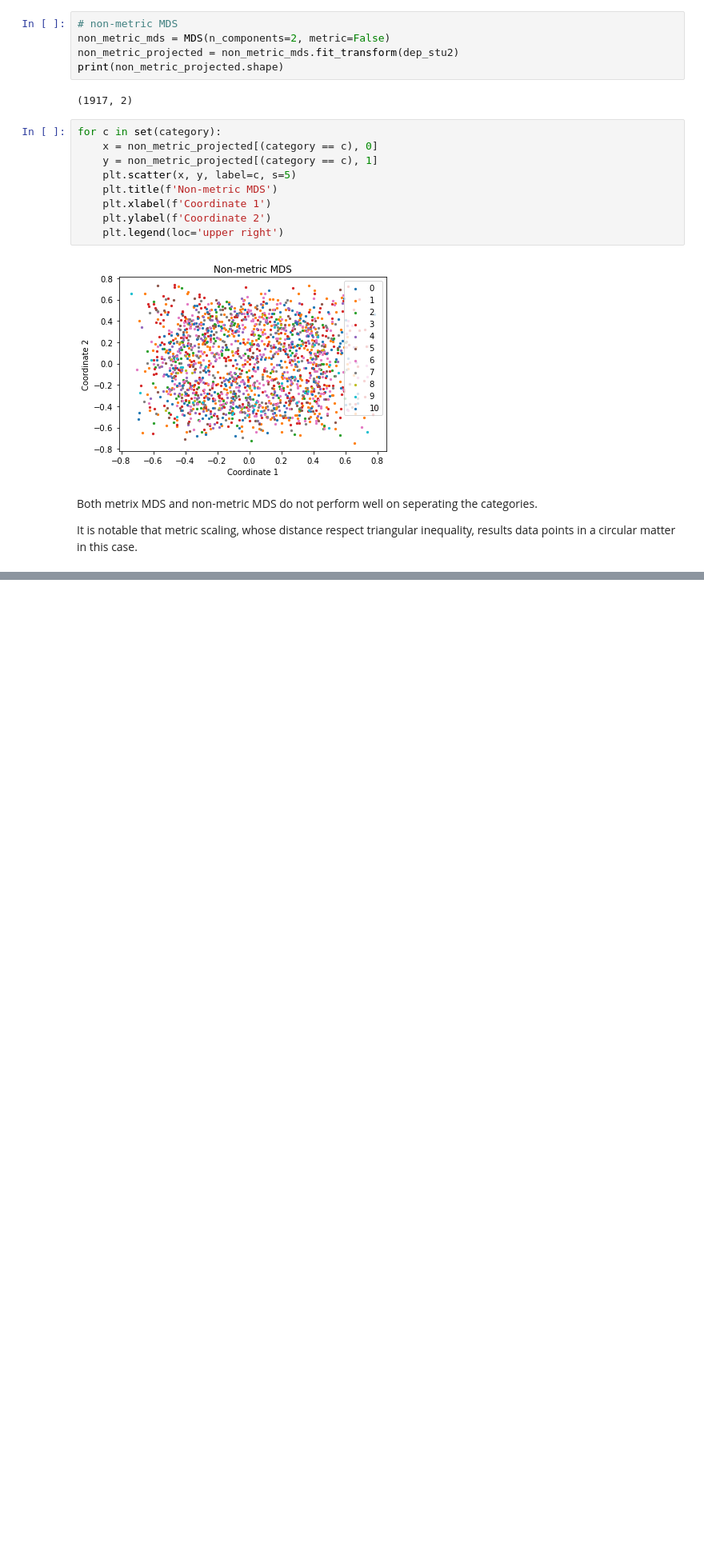
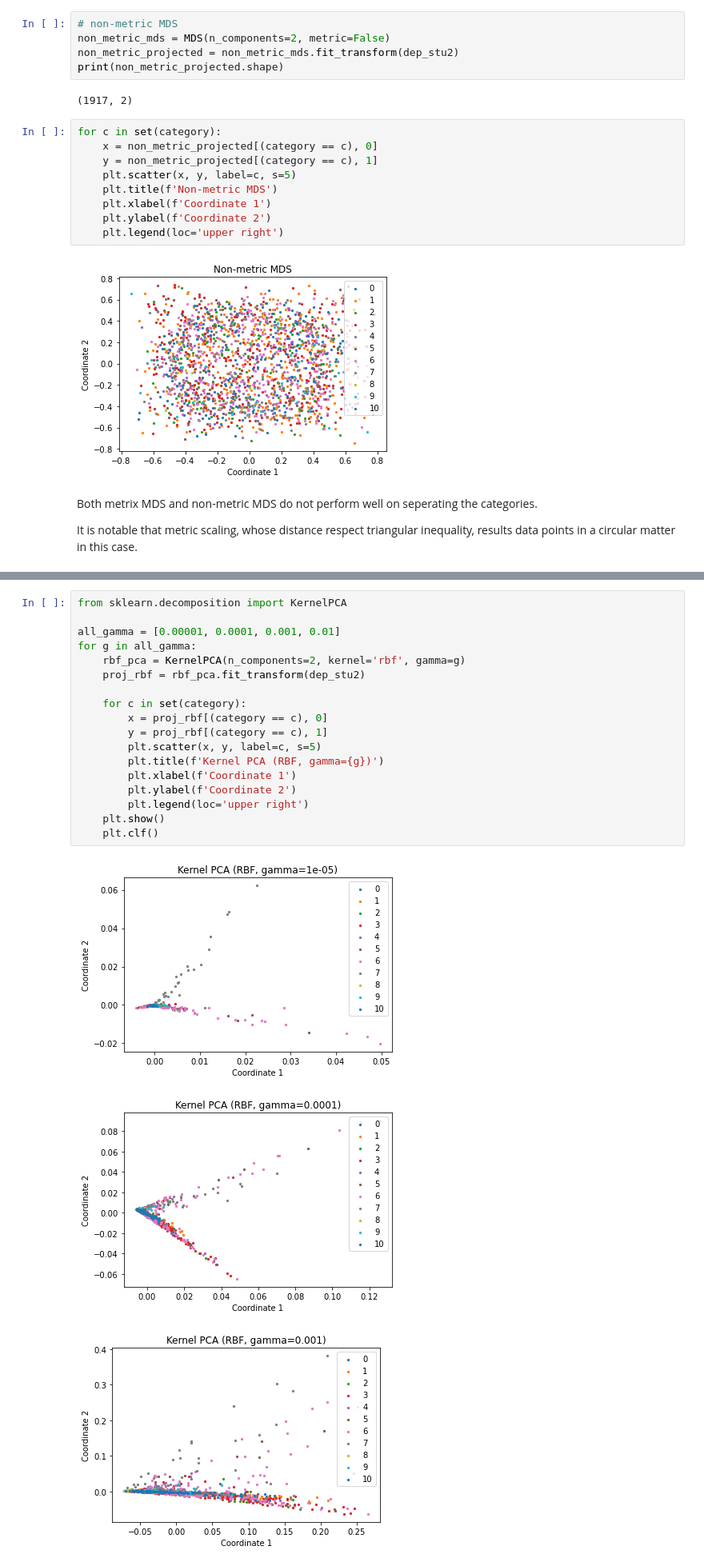
Before and after one commit to shaoyu0966/SLDL, a Jupyter notebook: hw3/hw3.ipynb, the cells around one changed output, grey strips where cells are left out. Shown at 80% size. Drawn from its saved outputs; the diff is of its cells as text; blank space fills up the shorter version.

```diff
--- a/hw3/hw3.ipynb
+++ b/hw3/hw3.ipynb
@@ -616,0 +695,22 @@ It is notable that metric scaling, whose distance respect triangular inequality,
+# %%
+from sklearn.decomposition import KernelPCA
+
+all_gamma = [0.00001, 0.0001, 0.001, 0.01]
+for g in all_gamma:
+    rbf_pca = KernelPCA(n_components=2, kernel='rbf', gamma=g)
+    proj_rbf = rbf_pca.fit_transform(dep_stu2)
+
+    for c in set(category):
+        x = proj_rbf[(category == c), 0]
+        y = proj_rbf[(category == c), 1]
+        plt.scatter(x, y, label=c, s=5)
+        plt.title(f'Kernel PCA (RBF, gamma={g})')
+        plt.xlabel(f'Coordinate 1')
+        plt.ylabel(f'Coordinate 2')
+        plt.legend(loc='upper right')
+    plt.show()
+    plt.clf()
+# %% [output]
+[figure, added]
+[figure, added]
+[figure, added]
```
Also changed, not shown: parts of 17 cells of this notebook.
